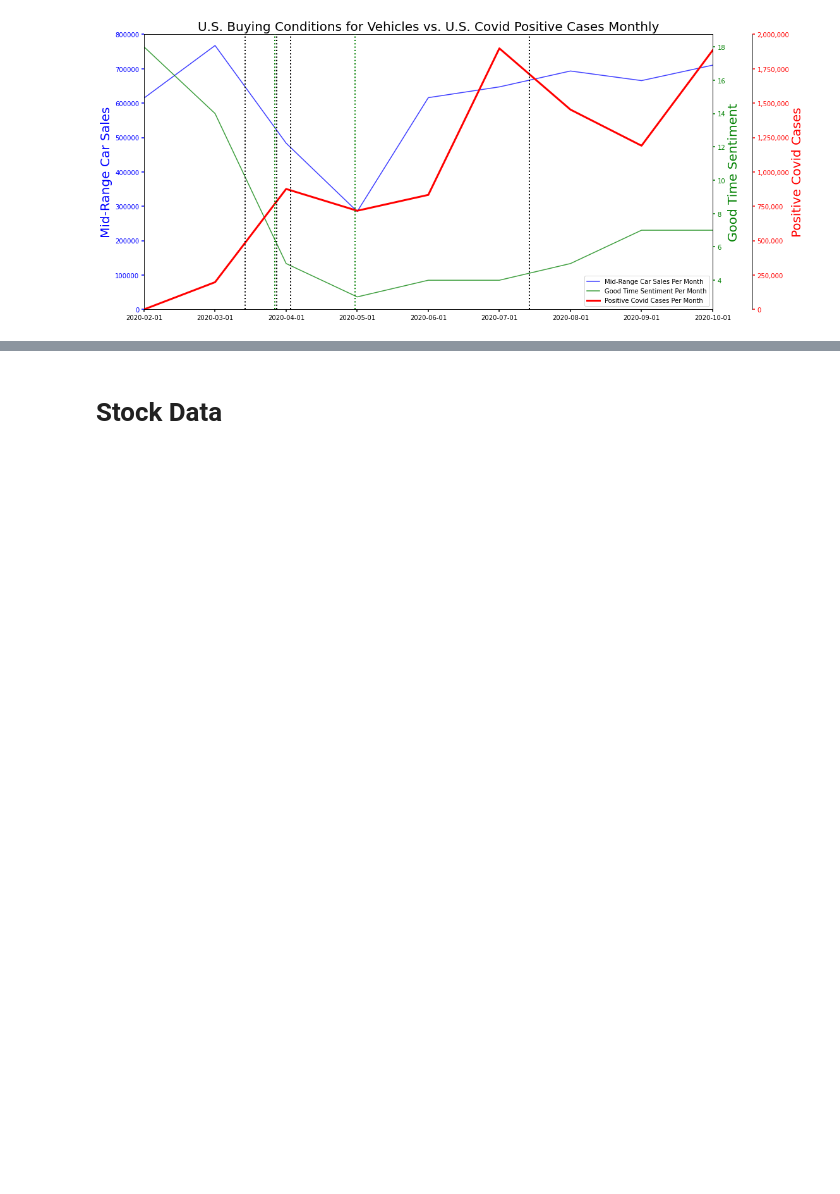
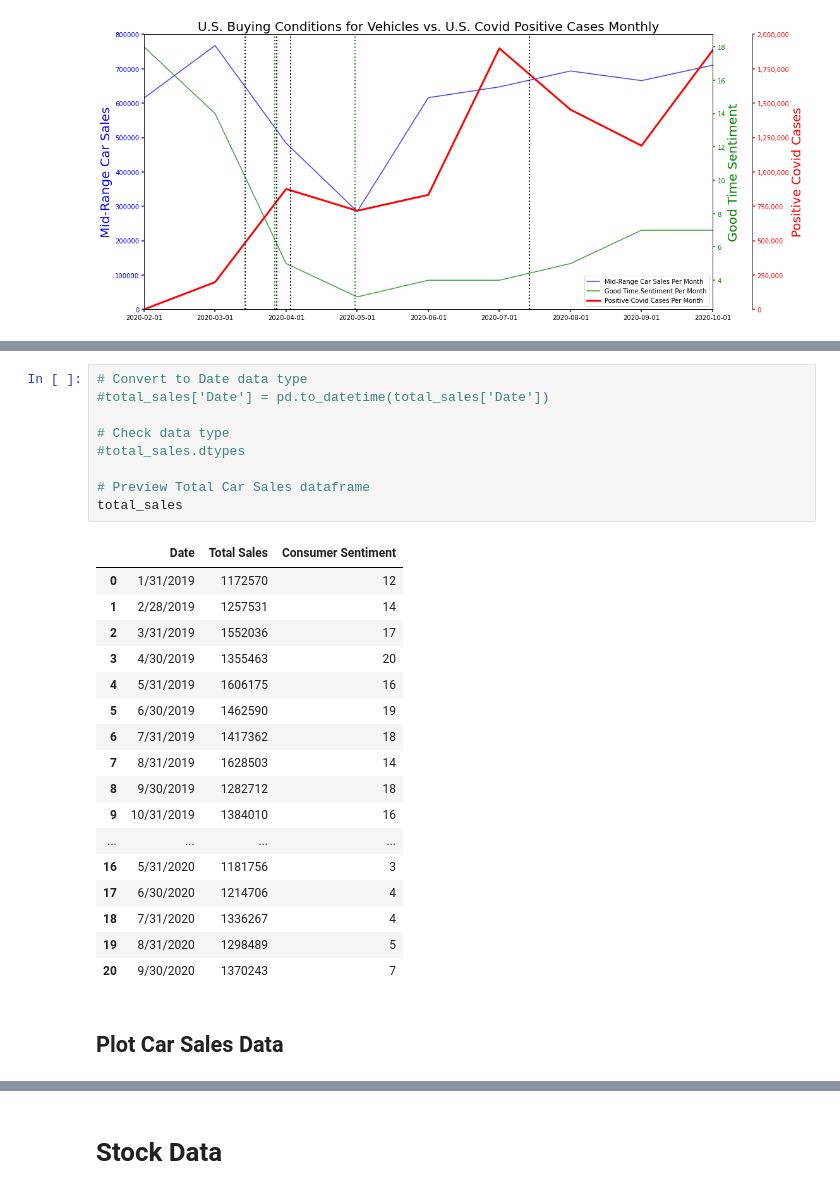
Before and after one commit to danawoodruff/Car-Sales-Analysis, a Jupyter notebook: Working_Master.ipynb, the cells around one changed output, grey strips where cells are left out. Drawn from its saved outputs; the diff is of its cells as text; blank space fills up the shorter version.

```diff
--- a/Working_Master.ipynb
+++ b/Working_Master.ipynb
@@ -1371,0 +1114,29 @@ plt.show()
+# %%
+# Convert to Date data type
+#total_sales['Date'] = pd.to_datetime(total_sales['Date'])
+
+# Check data type
+#total_sales.dtypes
+
+# Preview Total Car Sales dataframe
+total_sales
+# %% [output]
+|  | Date | Total Sales | Consumer Sentiment |
+| 0 | 1/31/2019 | 1172570 | 12 |
+| 1 | 2/28/2019 | 1257531 | 14 |
+| 2 | 3/31/2019 | 1552036 | 17 |
+| 3 | 4/30/2019 | 1355463 | 20 |
+| 4 | 5/31/2019 | 1606175 | 16 |
+| 5 | 6/30/2019 | 1462590 | 19 |
+| 6 | 7/31/2019 | 1417362 | 18 |
+| 7 | 8/31/2019 | 1628503 | 14 |
+| 8 | 9/30/2019 | 1282712 | 18 |
+| 9 | 10/31/2019 | 1384010 | 16 |
+| ... | ... | ... | ... |
+| 16 | 5/31/2020 | 1181756 | 3 |
+| 17 | 6/30/2020 | 1214706 | 4 |
+| 18 | 7/31/2020 | 1336267 | 4 |
+| 19 | 8/31/2020 | 1298489 | 5 |
+| 20 | 9/30/2020 | 1370243 | 7 |
+# %% [markdown]
+## Plot Car Sales Data
```
Also changed, not shown: parts of 83 cells of this notebook, 4 other files.
